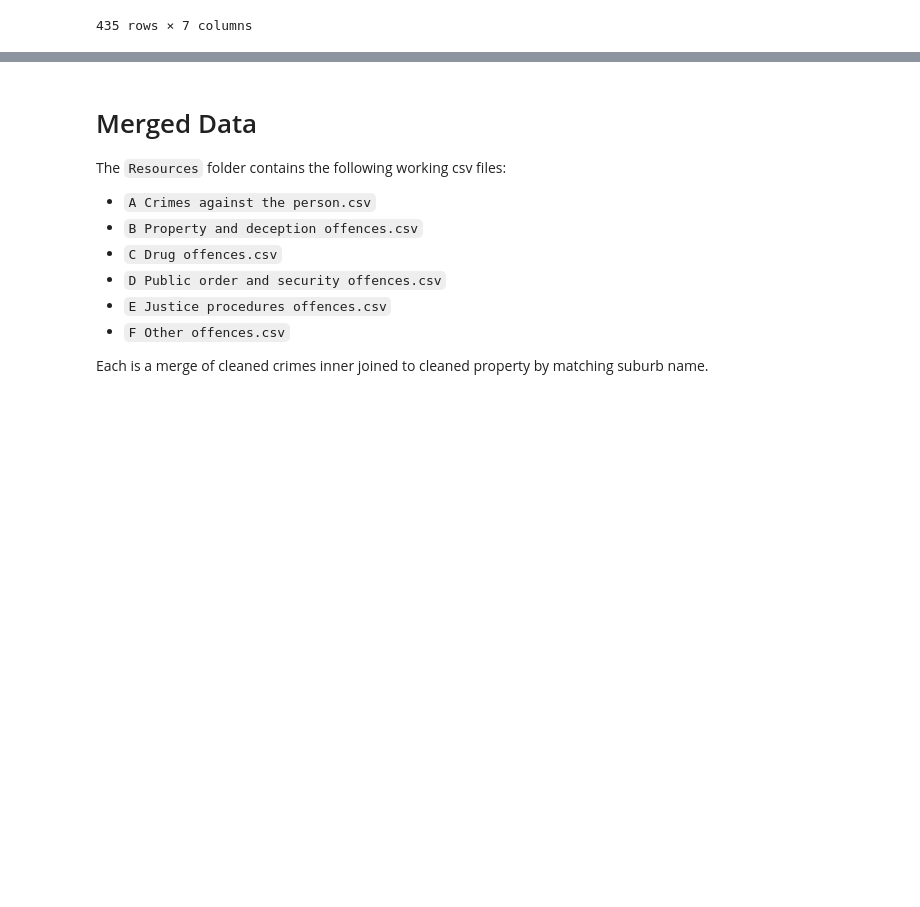
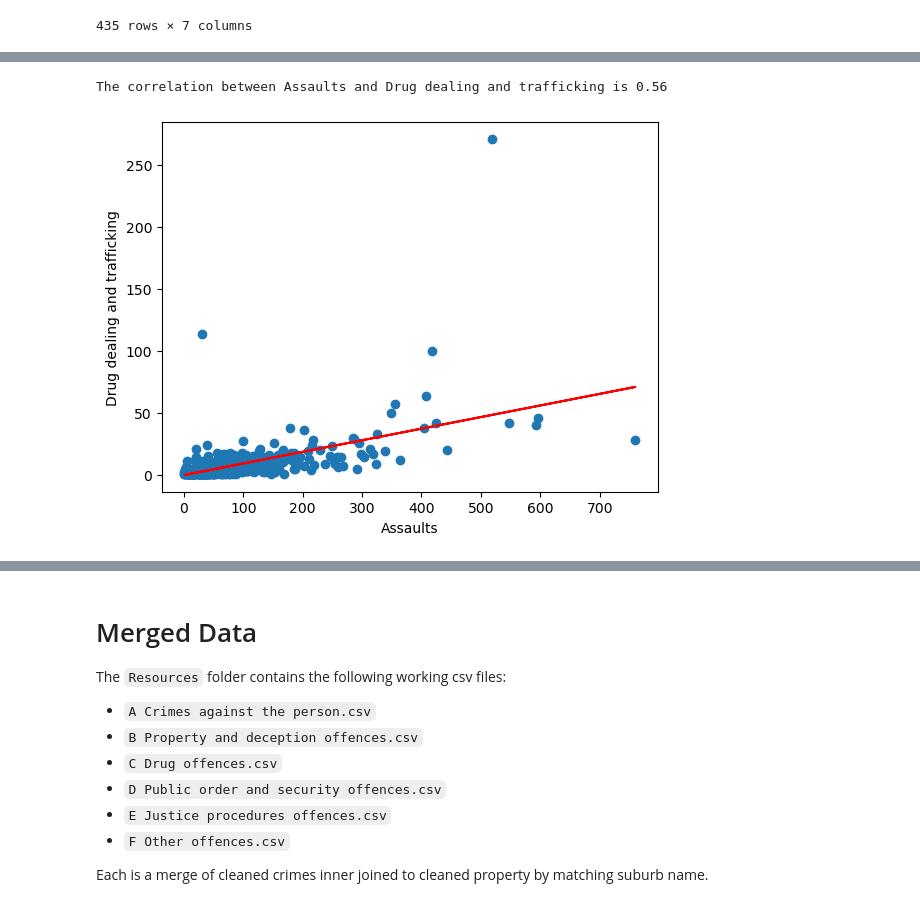
Before and after one commit to rsamma1606/proj-one-group-8, a Jupyter notebook: prj-one_Crime_vs_Property-Copy3.ipynb, the cells around one changed output, grey strips where cells are left out. Drawn from its saved outputs; the diff is of its cells as text; code cells hidden in the pictures; blank space fills up the shorter version.

```diff
--- a/prj-one_Crime_vs_Property-Copy3.ipynb
+++ b/prj-one_Crime_vs_Property-Copy3.ipynb
@@ -374,0 +407,17 @@ merge3_2022
+# %%
+(slope, intercept, rvalue, pvalue, sterr) = st.linregress(merge3_2022["2022 Assaults"], merge3_2022["Drug dealing and trafficking"])
+regress_values = merge3_2022["2022 Assaults"] * slope + intercept
+#line_eq = "y =" +str(round(slope,2)) + "x + " + str(round(intercept,2))
+plt.plot(merge3_2022["2022 Assaults"],regress_values,color = "red")
+#plt.annotate(line_eq,(5.8,0.8),fontsize=15,color="red")
+Assaults = merge3_2022["2022 Assaults"]
+Drugs = merge3_2022["Drug dealing and trafficking"]
+correlation = st.pearsonr(Assaults,Drugs)
+plt.scatter(merge3_2022["2022 Assaults"], merge3_2022["Drug dealing and trafficking"])
+plt.xlabel("Assaults")
+plt.ylabel("Drug dealing and trafficking")
+print(f"The correlation between Assaults and Drug dealing and trafficking is {round(correlation[0],2)}")
+plt.show()
+# %% [output]
+The correlation between Assaults and Drug dealing and trafficking is 0.56
+[figure, added]
```
Also changed, not shown: parts of 7 cells of this notebook.
